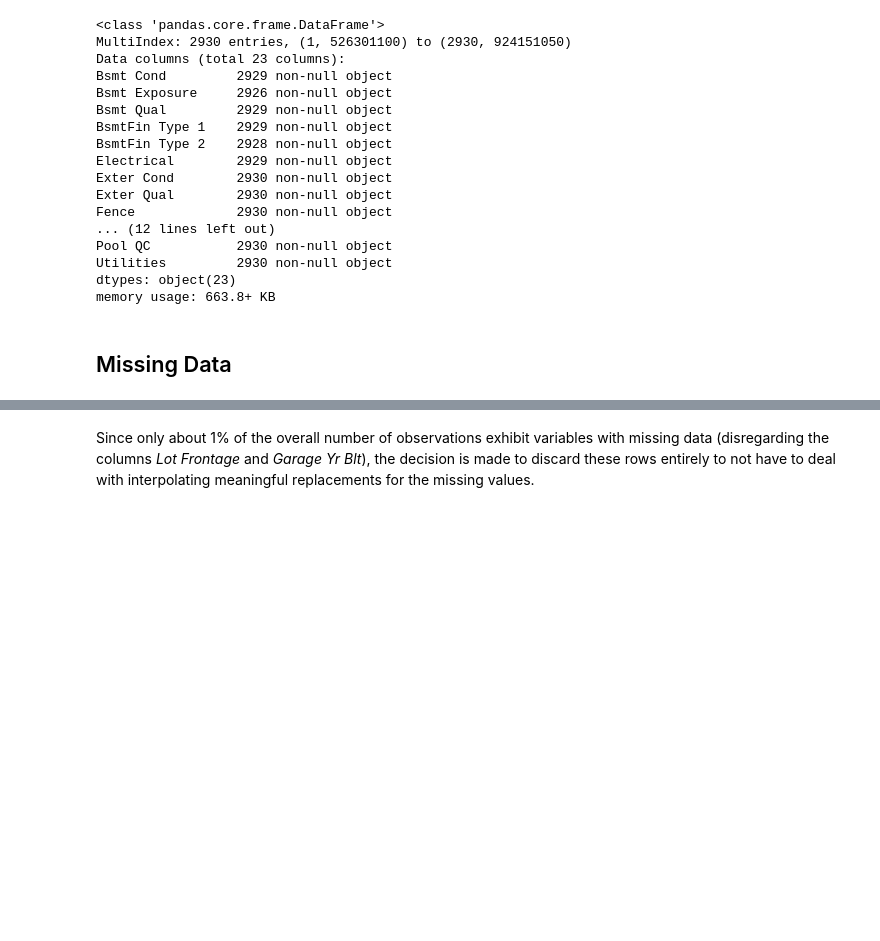
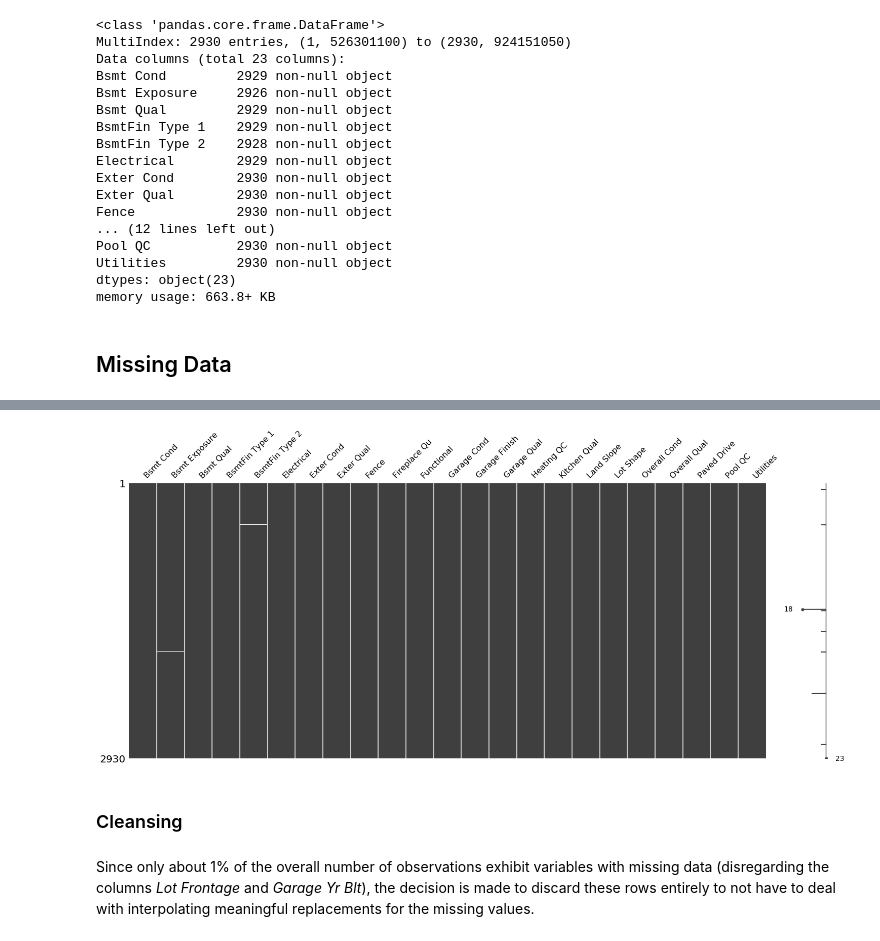
Before and after one commit to webartifex/ames-housing, a Jupyter notebook: 1_data_cleaning.ipynb, the cells around one changed output, grey strips where cells are left out. Saved outputs shown, nothing was run; the diff lists cells and outputs as text; code cells hidden in the pictures; blank space fills up the shorter version.

```diff
--- a/1_data_cleaning.ipynb
+++ b/1_data_cleaning.ipynb
@@ -438,3 +455,9 @@ memory usage: 663.8+ KB
+# %%
+msno.matrix(df[ORDINAL_VARIABLES]);
+# %% [output]
+[figure, added]
+# %% [markdown]
+### Cleansing
 # %% [markdown]
 Since only about 1% of the overall number of observations exhibit variables with missing data (disregarding the columns *Lot Frontage* and *Garage Yr Blt*), the decision is made to discard these rows entirely to not have to deal with interpolating meaningful replacements for the missing values.
 # %%
```
Also changed, not shown: parts of 8 cells of this notebook, 2 other files.
